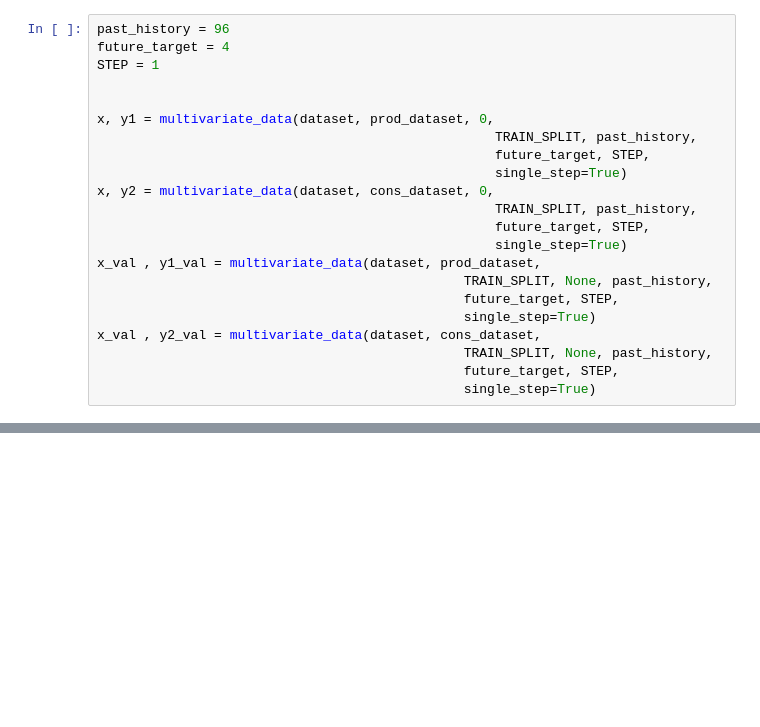
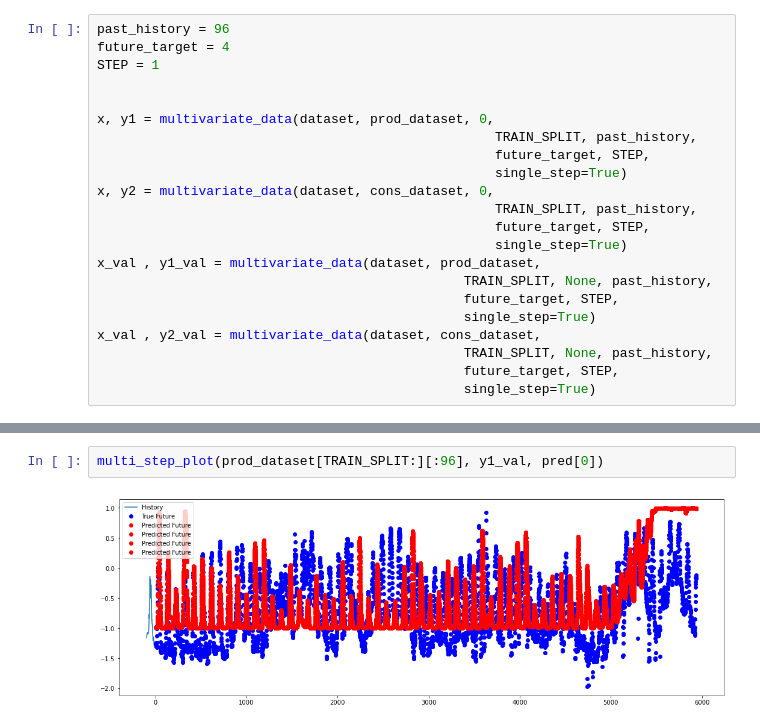
Before and after one commit to fiit-ba/Optimization-of-Battery-Management-in-Microgrid, a Jupyter notebook: AI/func_api_keras_lstm.ipynb, the cells around one changed output, grey strips where cells are left out. Cells and saved outputs as stored; diff of their text form; blank space fills up the shorter version.

```diff
--- a/AI/func_api_keras_lstm.ipynb
+++ b/AI/func_api_keras_lstm.ipynb
@@ -120,0 +137,4 @@ Test accuracy: 0.5701166391372681
+# %%
+multi_step_plot(prod_dataset[TRAIN_SPLIT:][:96], y1_val, pred[0])
+# %% [output]
+[figure, added]
```
Also changed, not shown: parts of 7 cells of this notebook.
